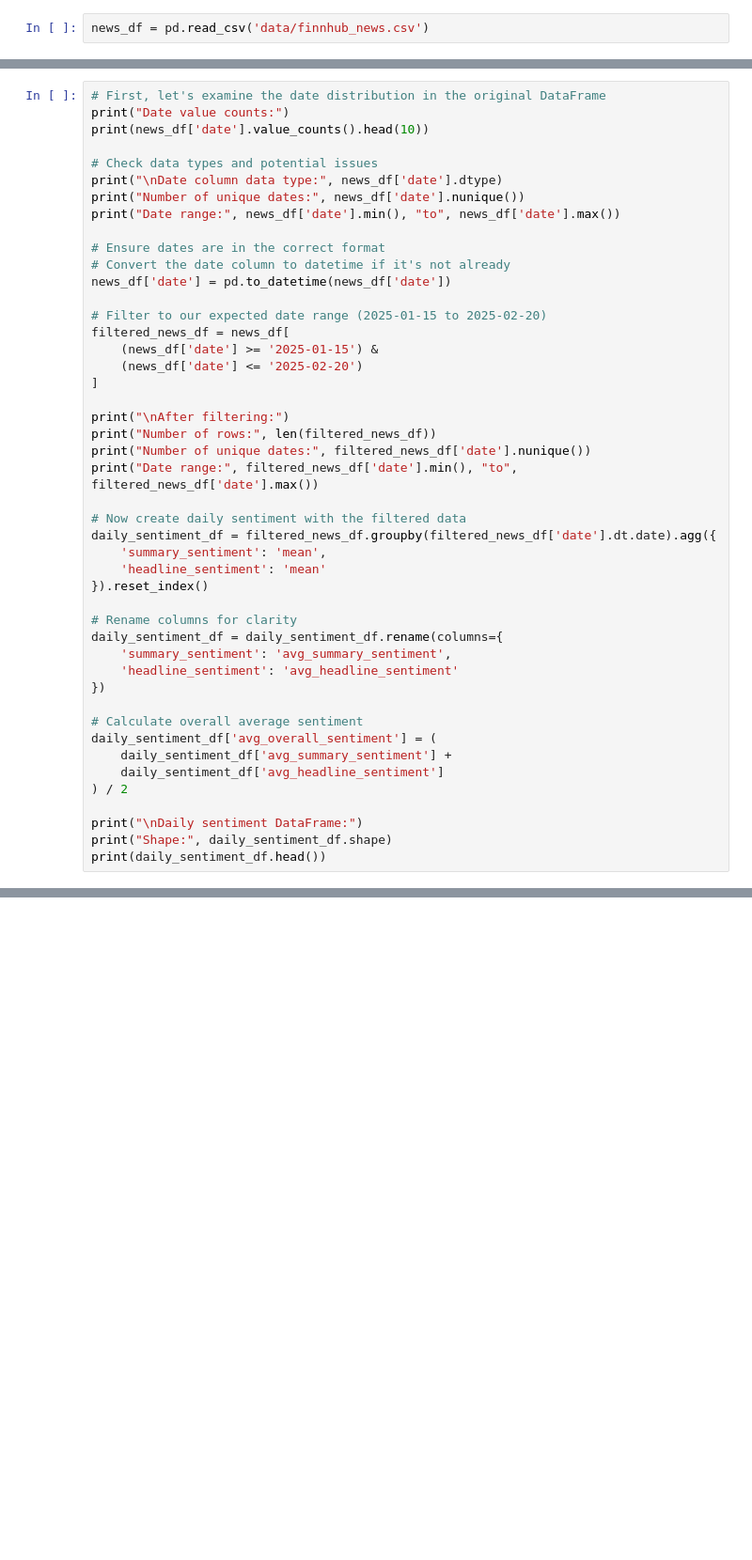
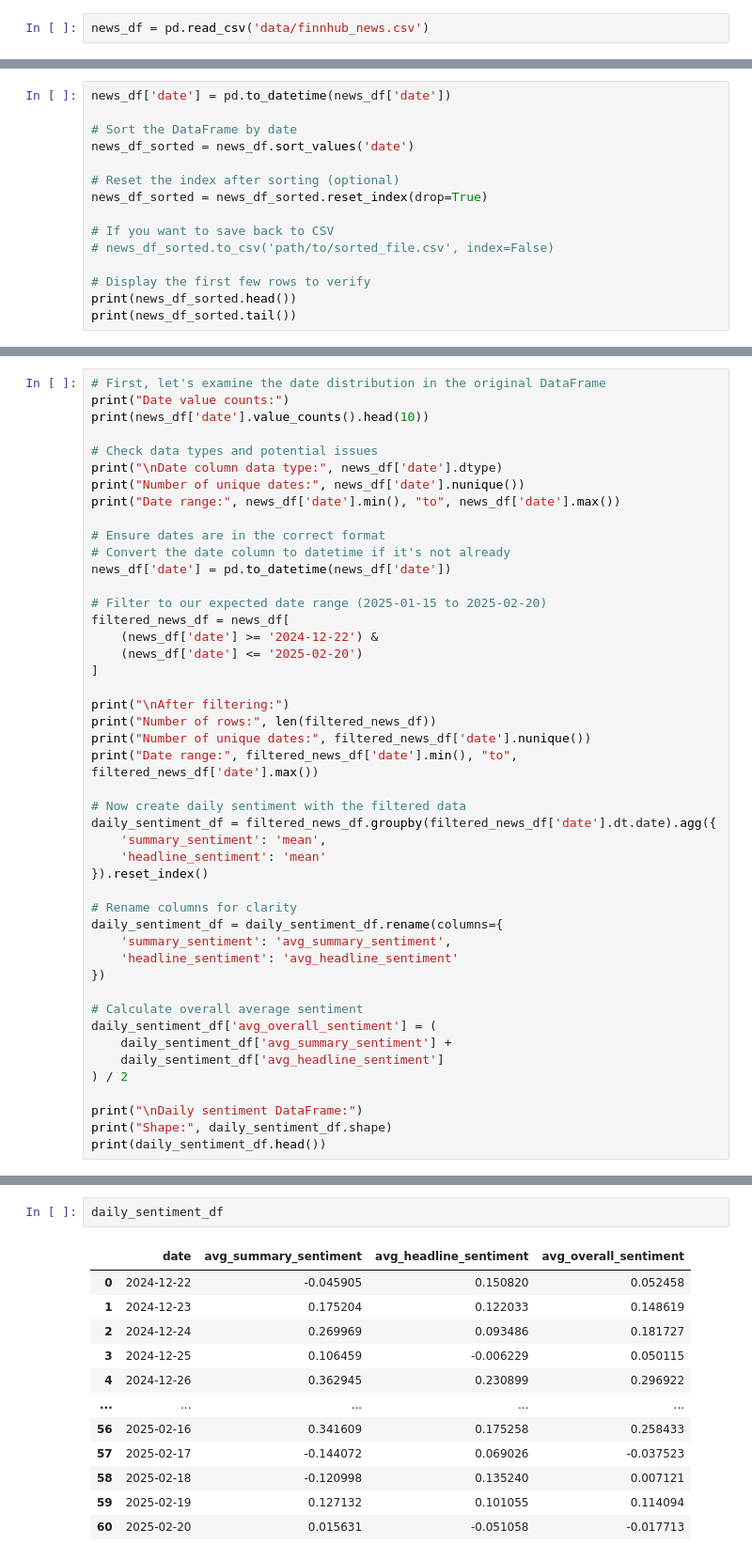
Before and after one commit to DylanSuniaga/VIXNLP, a Jupyter notebook: finnhub_news/main.ipynb, the cells around one changed output, grey strips where cells are left out. Shown: that part at 94% size. Cells and saved outputs as stored; diff of their text form; blank space fills up the shorter version.

```diff
--- a/finnhub_news/main.ipynb
+++ b/finnhub_news/main.ipynb
@@ -18,0 +11,15 @@ news_df.head()
+# %%
+news_df['date'] = pd.to_datetime(news_df['date'])
+
+# Sort the DataFrame by date
+news_df_sorted = news_df.sort_values('date')
+
+# Reset the index after sorting (optional)
+news_df_sorted = news_df_sorted.reset_index(drop=True)
+
+# If you want to save back to CSV
+# news_df_sorted.to_csv('path/to/sorted_file.csv', index=False)
+
+# Display the first few rows to verify
+print(news_df_sorted.head())
+print(news_df_sorted.tail())
@@ -109,7 +132,7 @@ news_df['date'] = pd.to_datetime(news_df['date'])
 
 # Filter to our expected date range (2025-01-15 to 2025-02-20)
 filtered_news_df = news_df[
-    (news_df['date'] >= '2025-01-15') &
+    (news_df['date'] >= '2024-12-22') &
     (news_df['date'] <= '2025-02-20')
 ]
 
@@ -159,0 +183,15 @@ date
+# %%
+daily_sentiment_df
+# %% [output]
+|  | date | avg_summary_sentiment | avg_headline_sentiment | avg_overall_sentiment |
+| 0 | 2024-12-22 | -0.045905 | 0.150820 | 0.052458 |
+| 1 | 2024-12-23 | 0.175204 | 0.122033 | 0.148619 |
+| 2 | 2024-12-24 | 0.269969 | 0.093486 | 0.181727 |
+| 3 | 2024-12-25 | 0.106459 | -0.006229 | 0.050115 |
+| 4 | 2024-12-26 | 0.362945 | 0.230899 | 0.296922 |
+| ... | ... | ... | ... | ... |
+| 56 | 2025-02-16 | 0.341609 | 0.175258 | 0.258433 |
+| 57 | 2025-02-17 | -0.144072 | 0.069026 | -0.037523 |
+| 58 | 2025-02-18 | -0.120998 | 0.135240 | 0.007121 |
+| 59 | 2025-02-19 | 0.127132 | 0.101055 | 0.114094 |
+| 60 | 2025-02-20 | 0.015631 | -0.051058 | -0.017713 |
```
Also changed, not shown: parts of 14 cells of this notebook, 3 other files.
